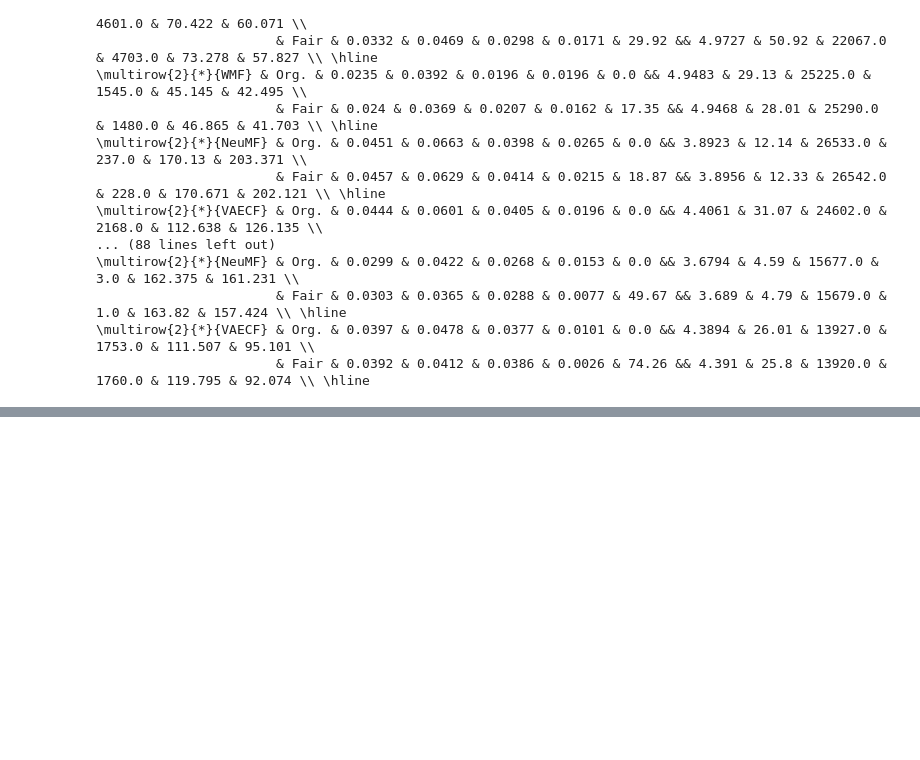
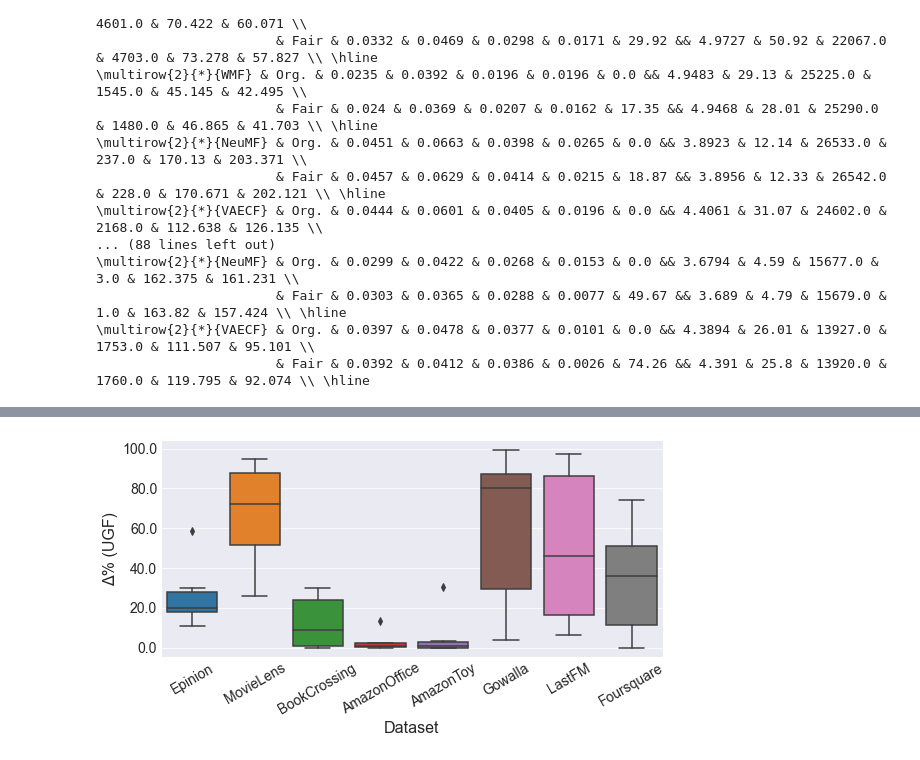
Before and after one commit to rahmanidashti/FairRecSys, a Jupyter notebook: analysis.ipynb, the cells around one changed output, grey strips where cells are left out. Cells and saved outputs as stored; diff of their text form; code cells hidden in the pictures; blank space fills up the shorter version.

```diff
--- a/analysis.ipynb
+++ b/analysis.ipynb
@@ -332,11 +376,16 @@ plt.savefig(f'plots/{user_groups}/boxplot_{user_groups}.pdf', bbox_inches='tight
 # %%
+# Figure 1
+# generating boxplot for all datasets on the improvement on UGF
+
 ax, fig = plt.subplots(figsize=[9,4])
-p = sns.boxplot(x="Model", y="ImpPrecent", data=boxplot_df[boxplot_df.Type == 'Fair'])
+p = sns.boxplot(x="Dataset", y="impUGF", data=boxplot_df[boxplot_df.Type == 'Fair'])
 p.set_yticklabels(np.round(p.get_yticks(), 4), fontsize=14)
 p.set_xticklabels(p.get_xticklabels(), fontsize=14)
 p.set_ylabel(r'Δ% (UGF)', fontsize=16)
 p.set_xlabel('Dataset', fontsize=16)
 p.set_xticklabels(p.get_xticklabels(), rotation=30)
 
 plt.savefig(f'plots/{user_groups}/boxplot_ds_{user_groups}.pdf', bbox_inches='tight')
+# %% [output]
+[figure, added]
 # %%
```
Also changed, not shown: parts of 43 cells of this notebook, 3 other files.
